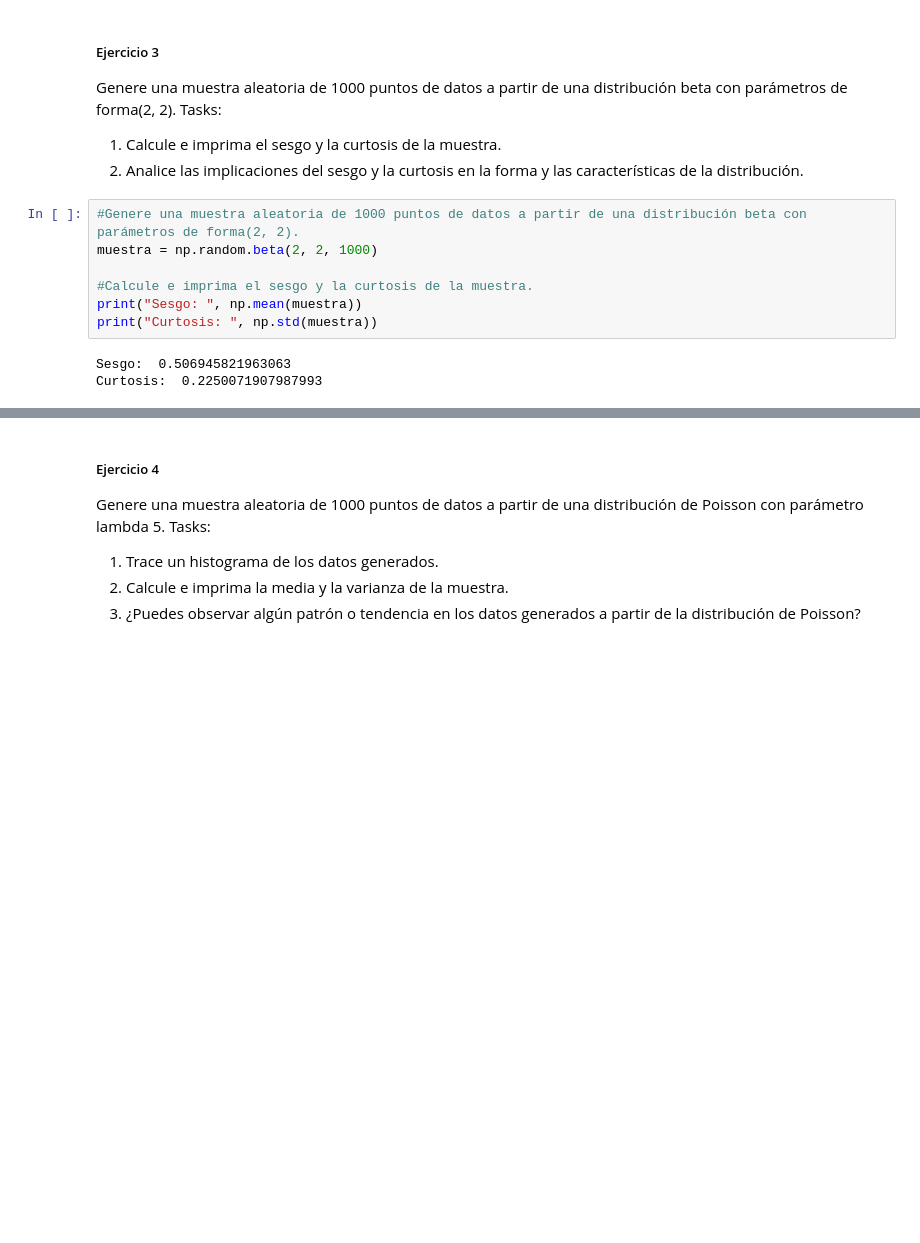
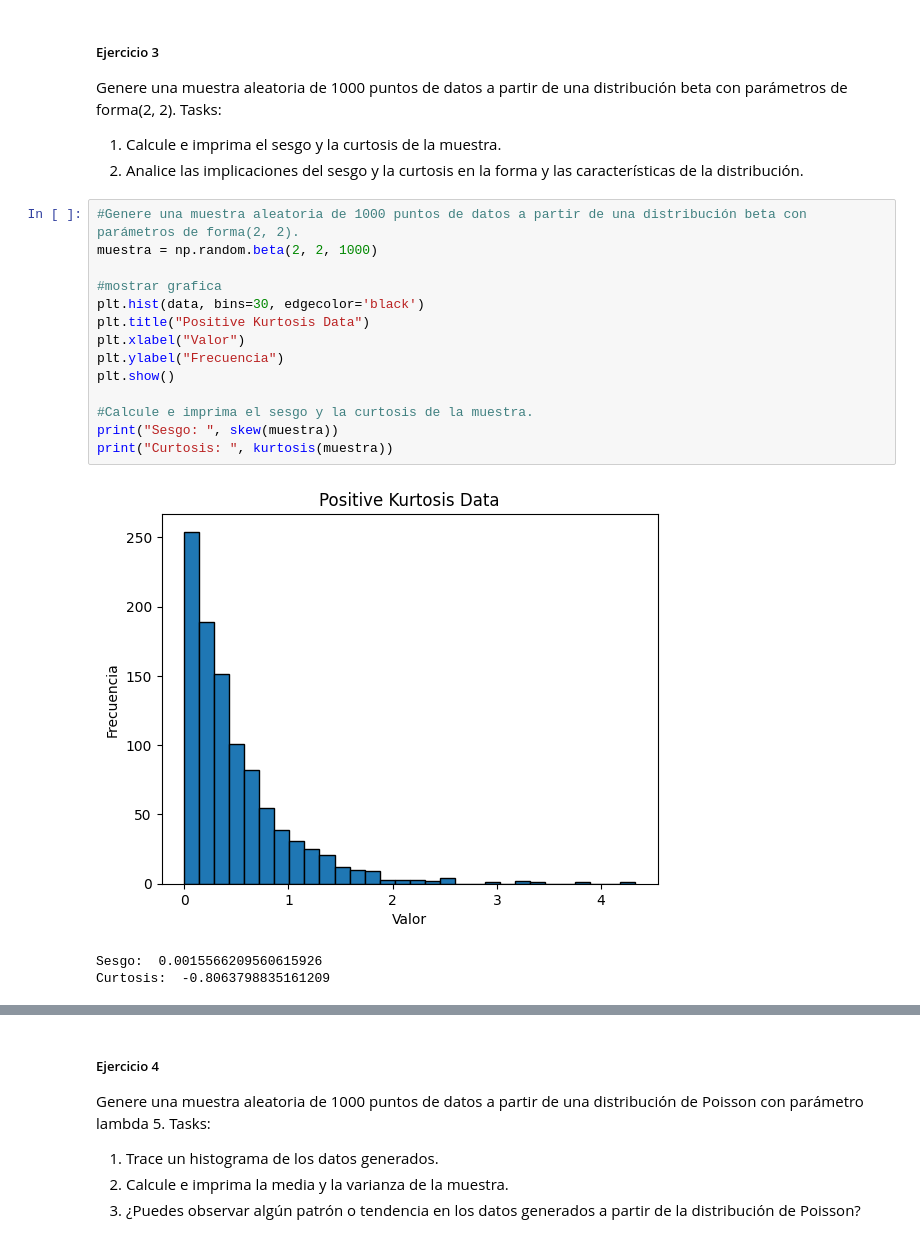
Before and after one commit to 20Candy/Lab1_Simulacion, a Jupyter notebook: main.ipynb, the cells around one changed output, grey strips where cells are left out. Saved outputs shown, nothing was run; the diff lists cells and outputs as text; blank space fills up the shorter version.

```diff
--- a/main.ipynb
+++ b/main.ipynb
@@ -63,10 +111,18 @@ Tasks:
 # %%
 #Genere una muestra aleatoria de 1000 puntos de datos a partir de una distribución beta con parámetros de forma(2, 2).
 muestra = np.random.beta(2, 2, 1000)
 
+#mostrar grafica
+plt.hist(data, bins=30, edgecolor='black')
+plt.title("Positive Kurtosis Data")
+plt.xlabel("Valor")
+plt.ylabel("Frecuencia")
+plt.show()
+
 #Calcule e imprima el sesgo y la curtosis de la muestra.
-print("Sesgo: ", np.mean(muestra))
-print("Curtosis: ", np.std(muestra))
+print("Sesgo: ", skew(muestra))
+print("Curtosis: ", kurtosis(muestra))
 # %% [output]
+[figure, added]
-Sesgo:  0.506945821963063
-Curtosis:  0.2250071907987993
+Sesgo:  0.0015566209560615926
+Curtosis:  -0.8063798835161209
```
Also changed, not shown: parts of 16 cells of this notebook.
